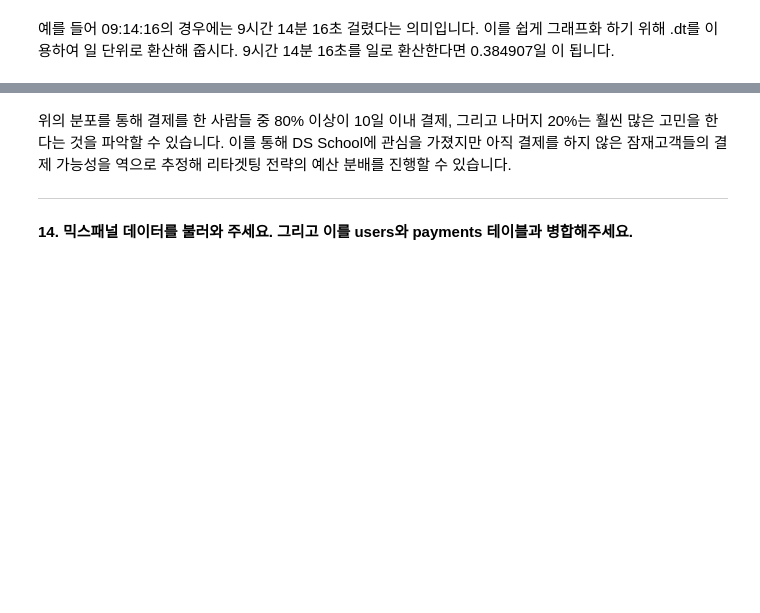
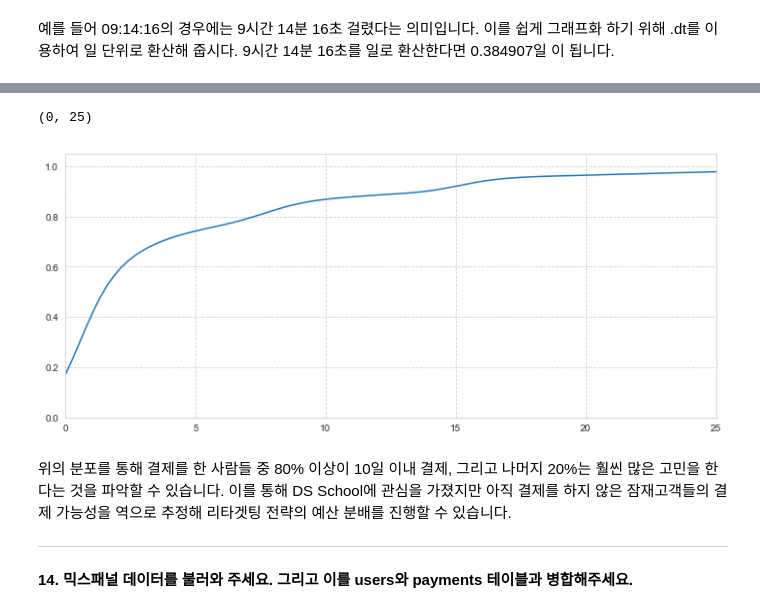
Before and after one commit to shoman2/Data-analysis_DSschool, a Jupyter notebook: 03_Visualization/03_dsschool_data-visualization.ipynb, the cells around one changed output, grey strips where cells are left out. Cells and saved outputs as stored; diff of their text form; code cells hidden in the pictures; blank space fills up the shorter version.

```diff
--- a/03_Visualization/03_dsschool_data-visualization.ipynb
+++ b/03_Visualization/03_dsschool_data-visualization.ipynb
@@ -1393,0 +1414,5 @@ table_purchased
+# %%
+time_int = \
+time.dt.components['days'] + time.dt.components['hours'] / 24 + time.dt.components['minutes'] / (24*60) + time.dt.components['seconds'] / (24 * 60 * 60)
+
+time_int.head()
@@ -1409,3 +1435,13 @@ sns.distplot을 이용해 분포 그래프를 그려주세요. 그래프의 모
+# %%
+plt.figure(figsize = [12, 5])
+ax = sns.distplot(time_int,
+                hist = False,
+                kde_kws={'cumulative' : True})
+
+ax.set_xlim(0, 25)
+# %% [output]
+(0, 25)
+[figure, added]
 # %% [markdown]
 위의 분포를 통해 결제를 한 사람들 중 80% 이상이 10일 이내 결제, 그리고 나머지 20%는 훨씬 많은 고민을 한다는 것을 파악할 수 있습니다. 이를 통해 DS School에 관심을 가졌지만 아직 결제를 하지 않은 잠재고객들의 결제 가능성을 역으로 추정해 리타겟팅 전략의 예산 분배를 진행할 수 있습니다.
 
```
Also changed, not shown: parts of 22 cells of this notebook.
